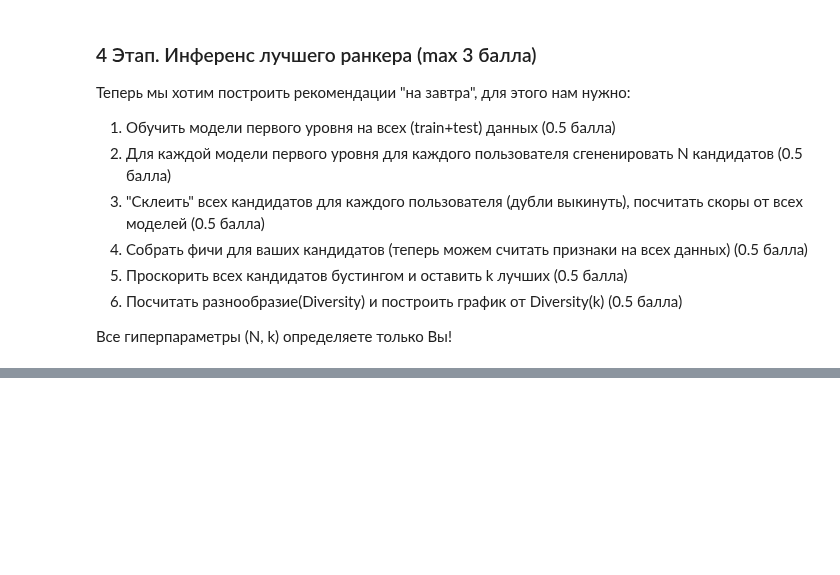
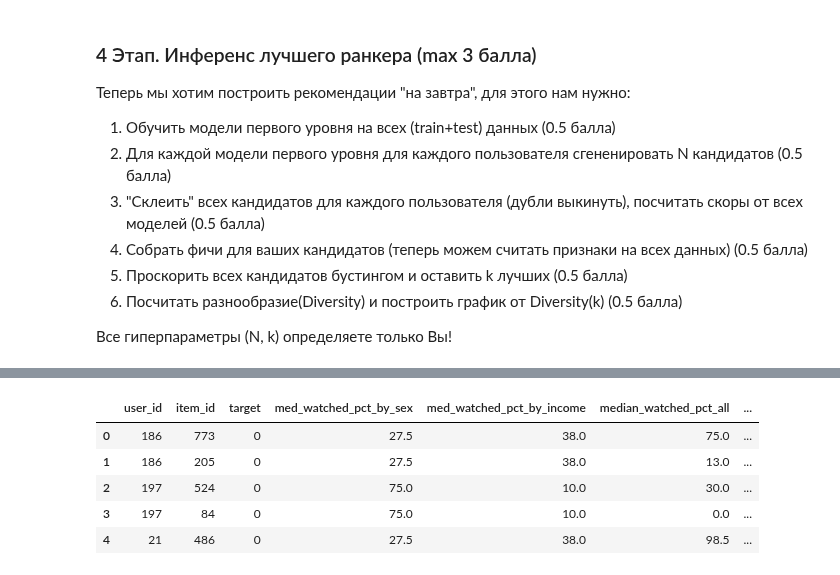
Before and after one commit to PavelMKh/HSE-AI, a Jupyter notebook: RECSYS/HSE_RecSys_HW3_Khomenko.ipynb, the cells around one changed output, grey strips where cells are left out. Saved outputs shown, nothing was run; the diff lists cells and outputs as text; code cells hidden in the pictures; blank space fills up the shorter version.

```diff
--- a/RECSYS/HSE_RecSys_HW3_Khomenko.ipynb
+++ b/RECSYS/HSE_RecSys_HW3_Khomenko.ipynb
@@ -787,0 +1022,43 @@ ncf_full.fit(epochs=10, batch_size=2)
+# %%
+X_train = df_train_feat.drop(columns=['target', 'user_id', 'item_id'])
+y_train = df_train_feat['target']
+
+X_test = df_val_feat.drop(columns=['target', 'user_id', 'item_id'])
+y_test = df_val_feat['target']
+
+dtrain = xgb.DMatrix(X_train, label=y_train)
+dtest = xgb.DMatrix(X_test, label=y_test)
+
+def objective(trial):
+    params = {
+        'objective': 'binary:logistic',
+        'eval_metric': 'auc',
+        'learning_rate': trial.suggest_loguniform('learning_rate', 1e-3, 0.1),
+        'max_depth': trial.suggest_int('max_depth', 3, 10),
+        'n_estimators': trial.suggest_int('n_estimators', 100, 1000),
+        'subsample': trial.suggest_float('subsample', 0.5, 1.0),
+        'colsample_bytree': trial.suggest_float('colsample_bytree', 0.5, 1.0),
+        'lambda': trial.suggest_loguniform('lambda', 1e-2, 10),
+        'alpha': trial.suggest_loguniform('alpha', 1e-2, 10),
+        'random_state': 42
+    }
+
+    model = xgb.train(params, dtrain, num_boost_round=params['n_estimators'],
+                      evals=[(dtest, 'test')], early_stopping_rounds=50, verbose_eval=False)
+
+    preds = model.predict(dtest)
+    auc = roc_auc_score(y_test, preds)
+
+    return auc
+
+study = optuna.create_study(direction='maximize')
+study.optimize(objective, n_trials=100)
+
+best_params = study.best_params
+best_model = xgb.train(best_params, dtrain, num_boost_round=500)
+
+train_preds = best_model.predict(dtrain)
+val_preds = best_model.predict(dtest)
+
+df_train_feat['score'] = train_preds
+df_val_feat['score'] = val_preds
@@ -787,0 +1083,9 @@ ncf_full.fit(epochs=10, batch_size=2)
+# %%
+df_train_feat.head()
+# %% [output]
+|  | user_id | item_id | target | med_watched_pct_by_sex | med_watched_pct_by_income | median_watched_pct_all | ... |
+| 0 | 186 | 773 | 0 | 27.5 | 38.0 | 75.0 | ... |
+| 1 | 186 | 205 | 0 | 27.5 | 38.0 | 13.0 | ... |
+| 2 | 197 | 524 | 0 | 75.0 | 10.0 | 30.0 | ... |
+| 3 | 197 | 84 | 0 | 75.0 | 10.0 | 0.0 | ... |
+| 4 | 21 | 486 | 0 | 27.5 | 38.0 | 98.5 | ... |
```
Also changed, not shown: parts of 32 cells of this notebook.
